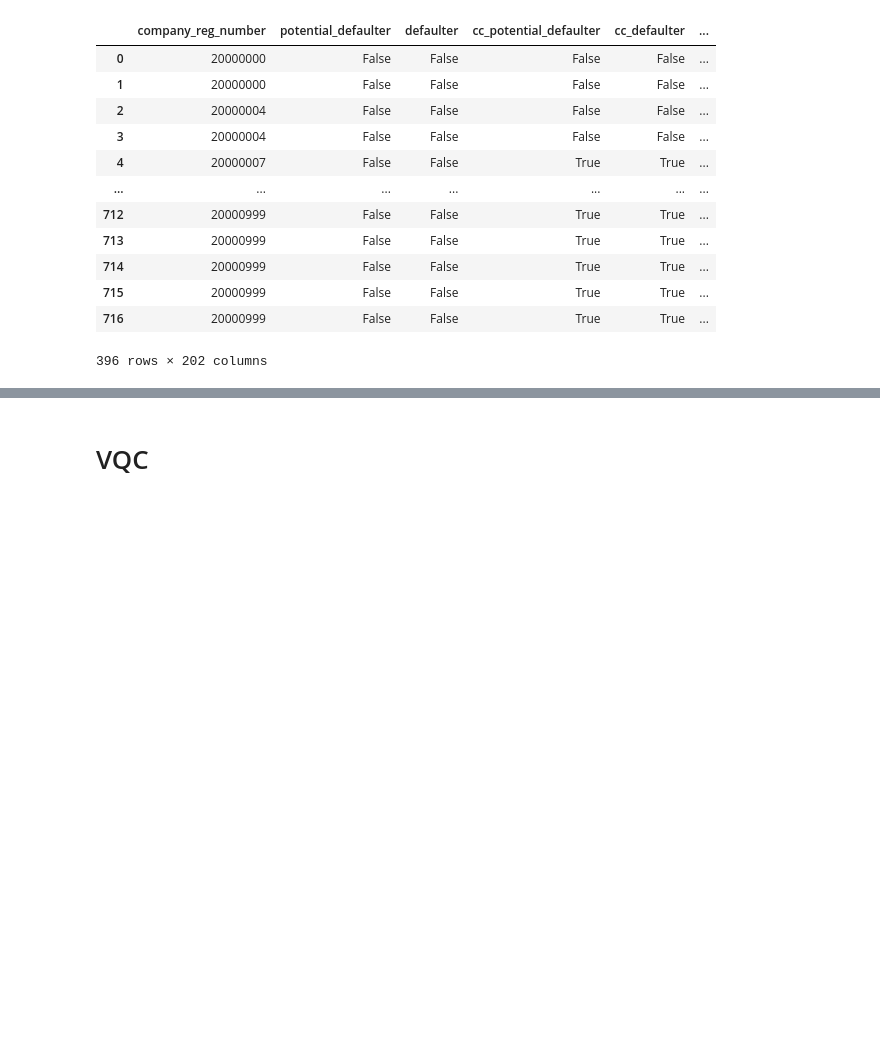
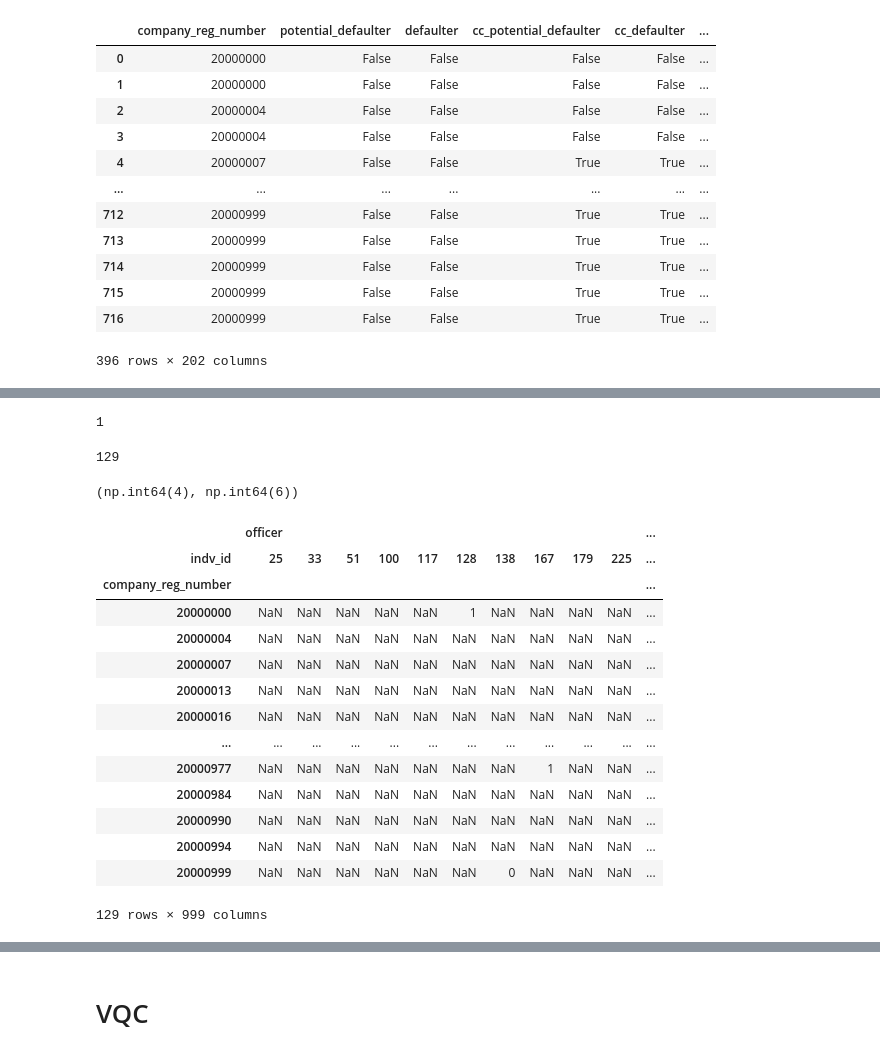
Before and after one commit to floatn/QML-for-finance, a Jupyter notebook: qml_code.ipynb, the cells around one changed output, grey strips where cells are left out. Cells and saved outputs as stored; diff of their text form; code cells hidden in the pictures; blank space fills up the shorter version.

Commit message:
Pivoted Director data

```diff
--- a/qml_code.ipynb
+++ b/qml_code.ipynb
@@ -1846,0 +1945,2 @@ tmp_acc_df.bfill(axis=1)[['current_account_number_2', 'current_account_number_3'
+# %%
+cs5_df.reset_index(inplace=True, drop=True)
@@ -1846,0 +1982,14 @@ tmp_acc_df.bfill(axis=1)[['current_account_number_2', 'current_account_number_3'
+# %%
+perc_tmp = pd.concat([cs5_df[['indv_id', 'officer', 'ubo']], percent_dict], axis=1)
+perc_tmp.loc[(perc_tmp['officer'] == 1) & (perc_tmp['ubo'] == 0)].apply(lambda x: x[0].get(x['indv_id'], pd.NA), axis=1).nunique()
+# %% [output]
+1
+# %%
+cs5_df.loc[cs5_df['ubo'] == 1, ['indv_id']].nunique()
+cs5_df['company_reg_number'].nunique()
+# %% [output]
+129
+# %%
+max(cs5_df.groupby('company_reg_number')['ubo'].agg('sum')), max(cs5_df[cs5_df['ubo'] != 0].groupby(['indv_id', 'ubo'])['company_reg_number'].agg('count'))
+# %% [output]
+(np.int64(4), np.int64(6))
@@ -1846,0 +1998,20 @@ tmp_acc_df.bfill(axis=1)[['current_account_number_2', 'current_account_number_3'
+# %%
+cs5_df.drop(columns=['officers_and_percent_owned', 'ubo_and_percent_owned'], inplace=True)
+# %%
+cs5_df.pivot(index='company_reg_number', columns='indv_id', values=['officer', 'ubo', 'current_employee_at_company'])#, 'appointment'])#, 'termination'])
+# %% [output]
+|  | officer |  |  |  |  |  |  |  |  |  | ... |
+| indv_id | 25 | 33 | 51 | 100 | 117 | 128 | 138 | 167 | 179 | 225 | ... |
+| company_reg_number |  |  |  |  |  |  |  |  |  |  | ... |
+| 20000000 | NaN | NaN | NaN | NaN | NaN | 1 | NaN | NaN | NaN | NaN | ... |
+| 20000004 | NaN | NaN | NaN | NaN | NaN | NaN | NaN | NaN | NaN | NaN | ... |
+| 20000007 | NaN | NaN | NaN | NaN | NaN | NaN | NaN | NaN | NaN | NaN | ... |
+| 20000013 | NaN | NaN | NaN | NaN | NaN | NaN | NaN | NaN | NaN | NaN | ... |
+| 20000016 | NaN | NaN | NaN | NaN | NaN | NaN | NaN | NaN | NaN | NaN | ... |
+| ... | ... | ... | ... | ... | ... | ... | ... | ... | ... | ... | ... |
+| 20000977 | NaN | NaN | NaN | NaN | NaN | NaN | NaN | 1 | NaN | NaN | ... |
+| 20000984 | NaN | NaN | NaN | NaN | NaN | NaN | NaN | NaN | NaN | NaN | ... |
+| 20000990 | NaN | NaN | NaN | NaN | NaN | NaN | NaN | NaN | NaN | NaN | ... |
+| 20000994 | NaN | NaN | NaN | NaN | NaN | NaN | NaN | NaN | NaN | NaN | ... |
+| 20000999 | NaN | NaN | NaN | NaN | NaN | NaN | 0 | NaN | NaN | NaN | ... |
+129 rows × 999 columns
```
Also changed, not shown: parts of 29 cells of this notebook.
